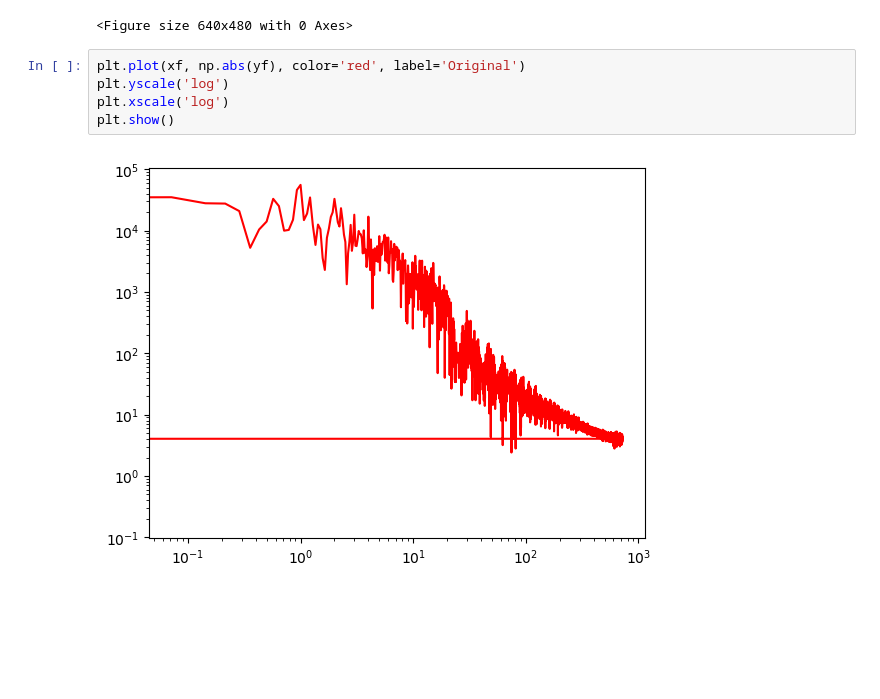
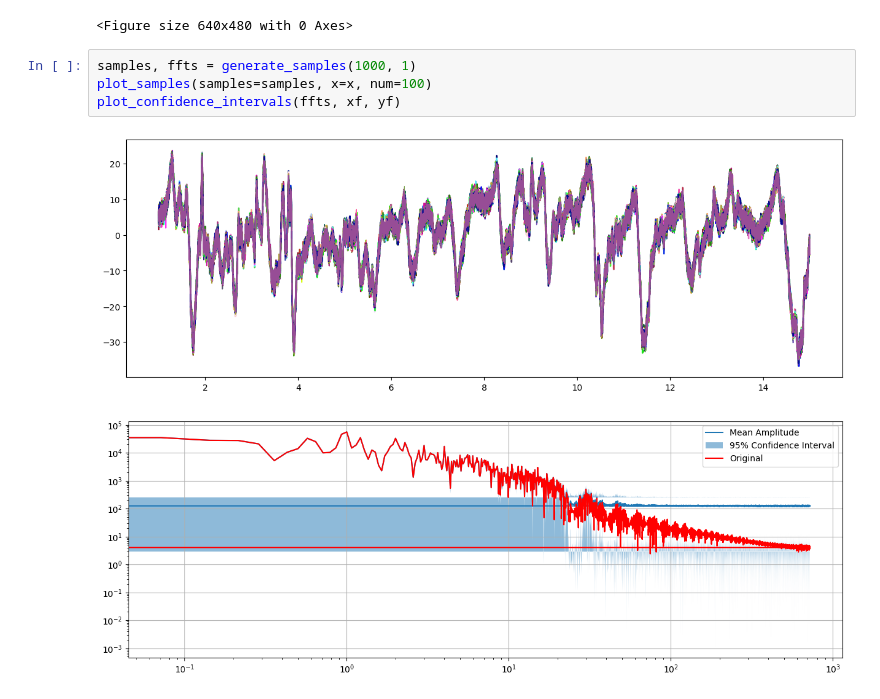
Before and after one commit to alexmarmaliuk/Space_Weather_Project, a Jupyter notebook: monte-carlo.ipynb, the cells around one changed output. Saved outputs shown, nothing was run; the diff lists cells and outputs as text; blank space fills up the shorter version.

```diff
--- a/monte-carlo.ipynb
+++ b/monte-carlo.ipynb
@@ -108,10 +108,10 @@ No artists with labels found to put in legend.  Note that artists whose label st
 
     streamlit run c:\Users\Admin\anaconda3\Lib\site-packages\ipykernel_launcher.py [ARGUMENTS]
 <Figure size 640x480 with 0 Axes>
-# %%
-plt.plot(xf, np.abs(yf), color='red', label='Original')
-plt.yscale('log')
-plt.xscale('log')
-plt.show()
-# %% [output]
-[figure, removed]
+# %%
+samples, ffts = generate_samples(1000, 1)
+plot_samples(samples=samples, x=x, num=100)
+plot_confidence_intervals(ffts, xf, yf)
+# %% [output]
+[figure, added]
+[figure, added]
```
Also changed, not shown: parts of 1 cell of this notebook, 4 other files.
